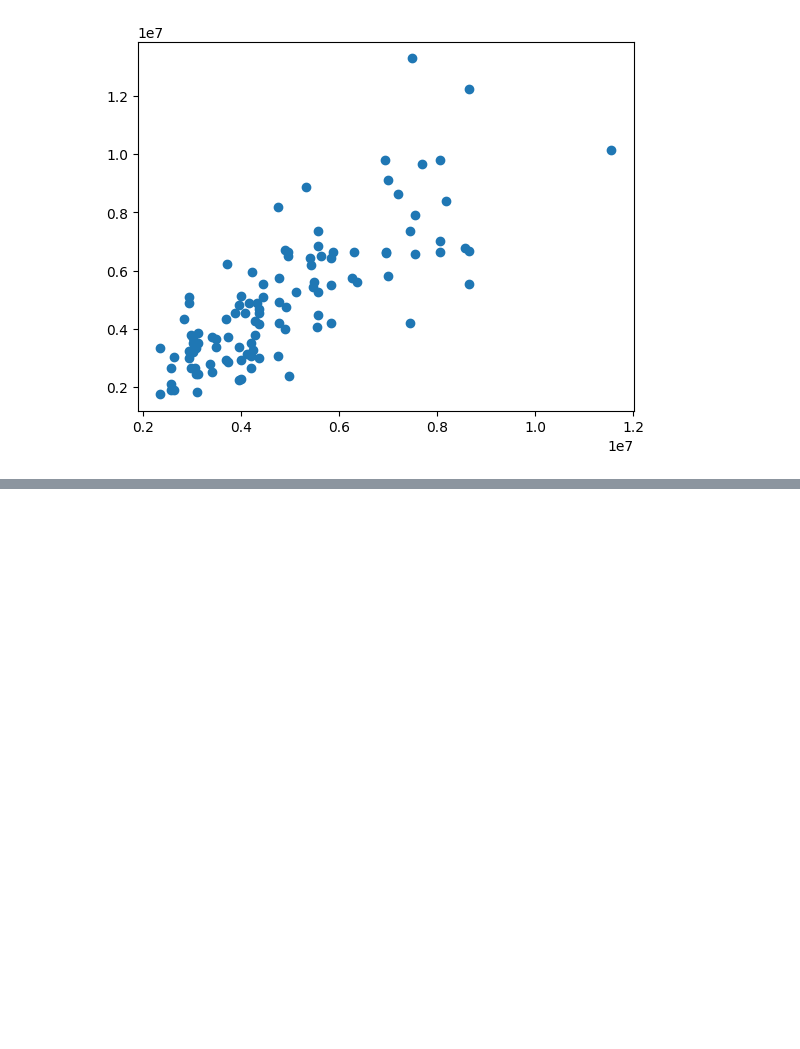
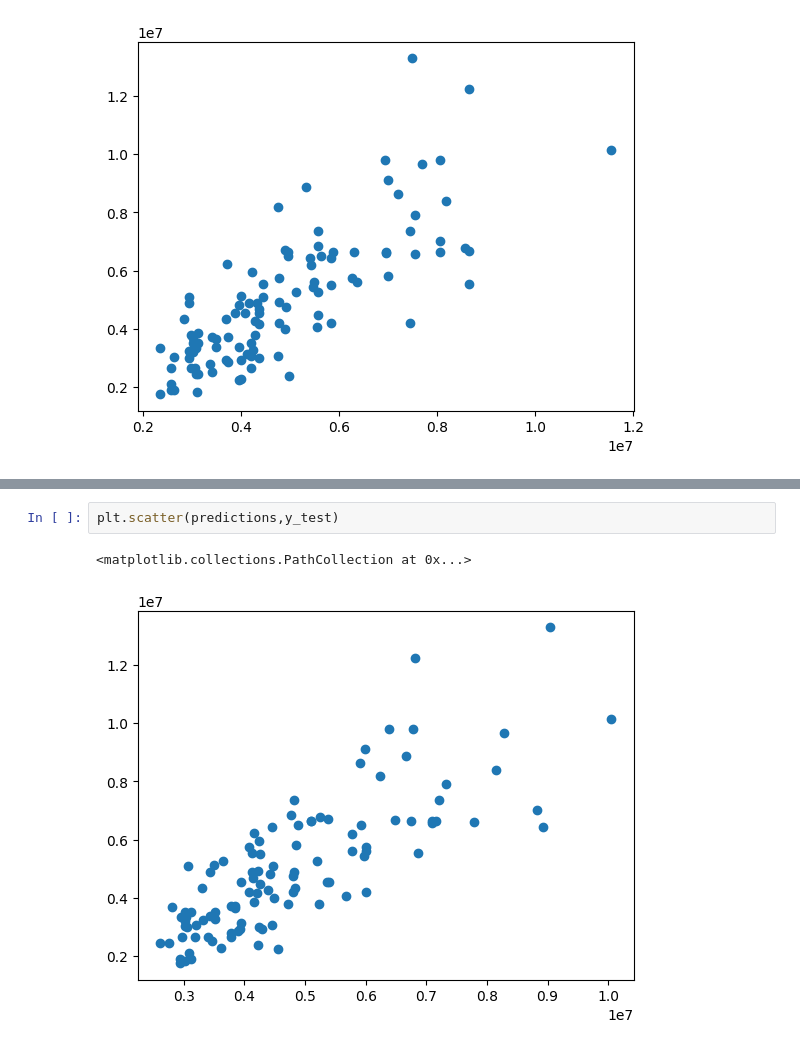
Before and after one commit to AdenierOsorto/ml-course, a Jupyter notebook: project/project.ipynb, the cells around one changed output, grey strips where cells are left out. Cells and saved outputs as stored; diff of their text form; blank space fills up the shorter version.

```diff
--- a/project/project.ipynb
+++ b/project/project.ipynb
@@ -561,0 +599,5 @@ plt.scatter(predictions,y_test)
+# %%
+plt.scatter(predictions,y_test)
+# %% [output]
+<matplotlib.collections.PathCollection at 0x...>
+[figure, added]
```
Also changed, not shown: parts of 3 cells of this notebook.
